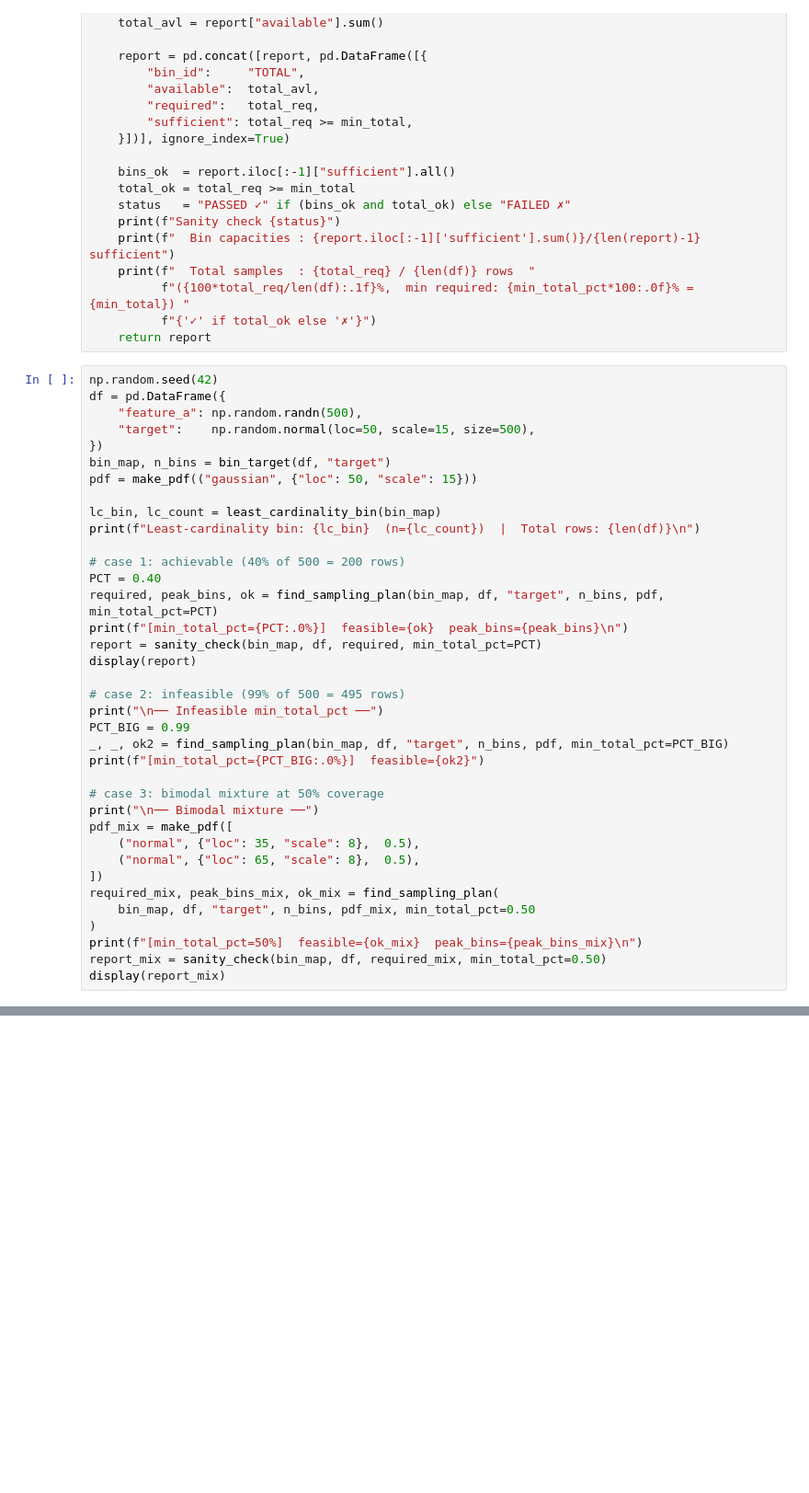
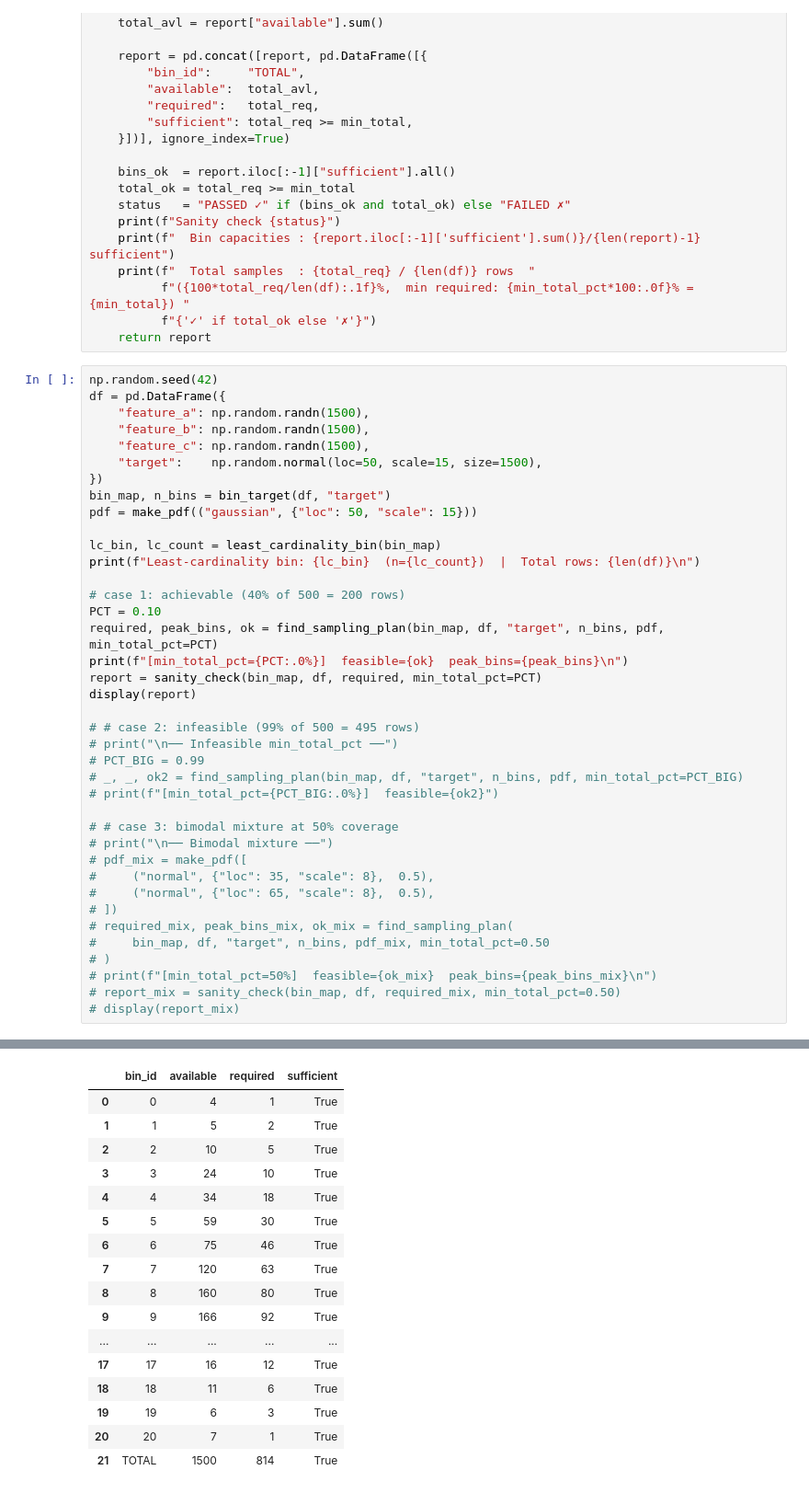
Before and after one commit to DinukaManohara/simiquaero, a Jupyter notebook: quaero.ipynb, the cells around one changed output, grey strips where cells are left out. Shown at 92% size. Saved outputs shown, nothing was run; the diff lists cells and outputs as text; blank space fills up the shorter version.

```diff
--- a/quaero.ipynb
+++ b/quaero.ipynb
@@ -215,8 +228,10 @@ def sanity_check(
 # %%
 np.random.seed(42)
 df = pd.DataFrame({
-    "feature_a": np.random.randn(500),
-    "target":    np.random.normal(loc=50, scale=15, size=500),
+    "feature_a": np.random.randn(1500),
+    "feature_b": np.random.randn(1500),
+    "feature_c": np.random.randn(1500),
+    "target":    np.random.normal(loc=50, scale=15, size=1500),
 })
 bin_map, n_bins = bin_target(df, "target")
 pdf = make_pdf(("gaussian", {"loc": 50, "scale": 15}))
@@ -225,27 +240,28 @@ lc_bin, lc_count = least_cardinality_bin(bin_map)
 print(f"Least-cardinality bin: {lc_bin}  (n={lc_count})  |  Total rows: {len(df)}\n")
 
 # case 1: achievable (40% of 500 = 200 rows)
-PCT = 0.40
+PCT = 0.10
 required, peak_bins, ok = find_sampling_plan(bin_map, df, "target", n_bins, pdf, min_total_pct=PCT)
 print(f"[min_total_pct={PCT:.0%}]  feasible={ok}  peak_bins={peak_bins}\n")
 report = sanity_check(bin_map, df, required, min_total_pct=PCT)
 display(report)
 
-# case 2: infeasible (99% of 500 = 495 rows)
-print("\n── Infeasible min_total_pct ──")
-PCT_BIG = 0.99
-_, _, ok2 = find_sampling_plan(bin_map, df, "target", n_bins, pdf, min_total_pct=PCT_BIG)
-print(f"[min_total_pct={PCT_BIG:.0%}]  feasible={ok2}")
+# # case 2: infeasible (99% of 500 = 495 rows)
+# print("\n── Infeasible min_total_pct ──")
+# PCT_BIG = 0.99
+# _, _, ok2 = find_sampling_plan(bin_map, df, "target", n_bins, pdf, min_total_pct=PCT_BIG)
+# print(f"[min_total_pct={PCT_BIG:.0%}]  feasible={ok2}")
 
-# case 3: bimodal mixture at 50% coverage
-print("\n── Bimodal mixture ──")
-pdf_mix = make_pdf([
-    ("normal", {"loc": 35, "scale": 8},  0.5),
-    ("normal", {"loc": 65, "scale": 8},  0.5),
-])
-required_mix, peak_bins_mix, ok_mix = find_sampling_plan(
-    bin_map, df, "target", n_bins, pdf_mix, min_total_pct=0.50
-)
-print(f"[min_total_pct=50%]  feasible={ok_mix}  peak_bins={peak_bins_mix}\n")
-report_mix = sanity_check(bin_map, df, required_mix, min_total_pct=0.50)
-display(report_mix)
+# # case 3: bimodal mixture at 50% coverage
+# print("\n── Bimodal mixture ──")
+# pdf_mix = make_pdf([
+#     ("normal", {"loc": 35, "scale": 8},  0.5),
+#     ("normal", {"loc": 65, "scale": 8},  0.5),
+# ])
+# required_mix, peak_bins_mix, ok_mix = find_sampling_plan(
+#     bin_map, df, "target", n_bins, pdf_mix, min_total_pct=0.50
+# )
+# print(f"[min_total_pct=50%]  feasible={ok_mix}  peak_bins={peak_bins_mix}\n")
+# report_mix = sanity_check(bin_map, df, required_mix, min_total_pct=0.50)
+# display(report_mix)
+# %% [output]
@@ -252,3 +275,20 @@ display(report_mix)
+|  | bin_id | available | required | sufficient |
+| 0 | 0 | 4 | 1 | True |
+| 1 | 1 | 5 | 2 | True |
+| 2 | 2 | 10 | 5 | True |
+| 3 | 3 | 24 | 10 | True |
+| 4 | 4 | 34 | 18 | True |
+| 5 | 5 | 59 | 30 | True |
+| 6 | 6 | 75 | 46 | True |
+| 7 | 7 | 120 | 63 | True |
+| 8 | 8 | 160 | 80 | True |
+| 9 | 9 | 166 | 92 | True |
+| ... | ... | ... | ... | ... |
+| 17 | 17 | 16 | 12 | True |
+| 18 | 18 | 11 | 6 | True |
+| 19 | 19 | 6 | 3 | True |
+| 20 | 20 | 7 | 1 | True |
+| 21 | TOTAL | 1500 | 814 | True |
 # %%
 def solve_island_lp(
     order:          np.ndarray,
```
Also changed, not shown: parts of 5 cells of this notebook.
